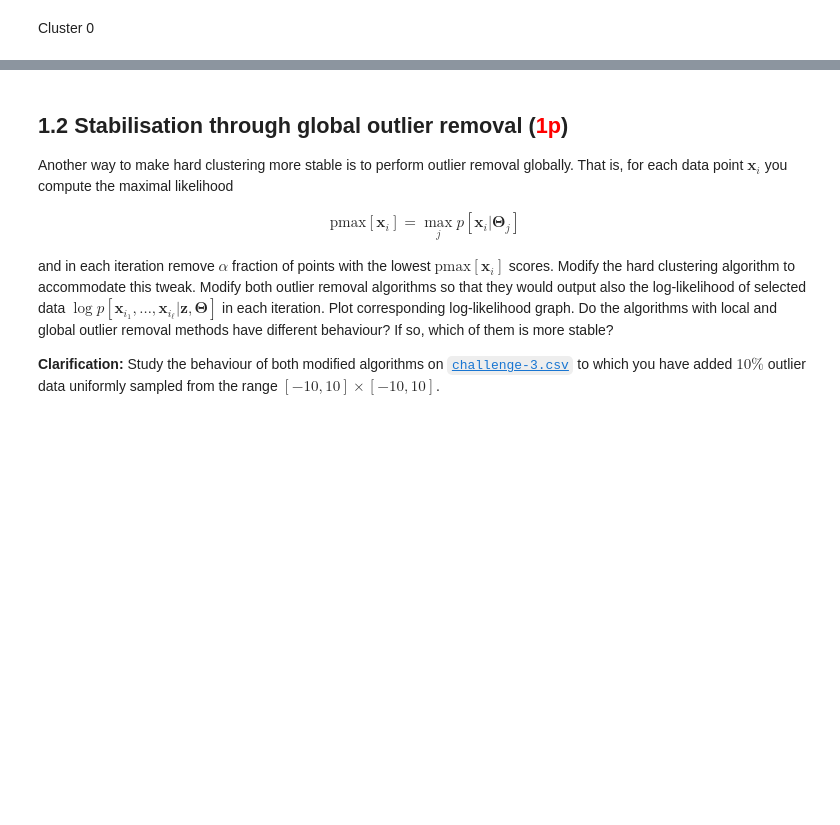
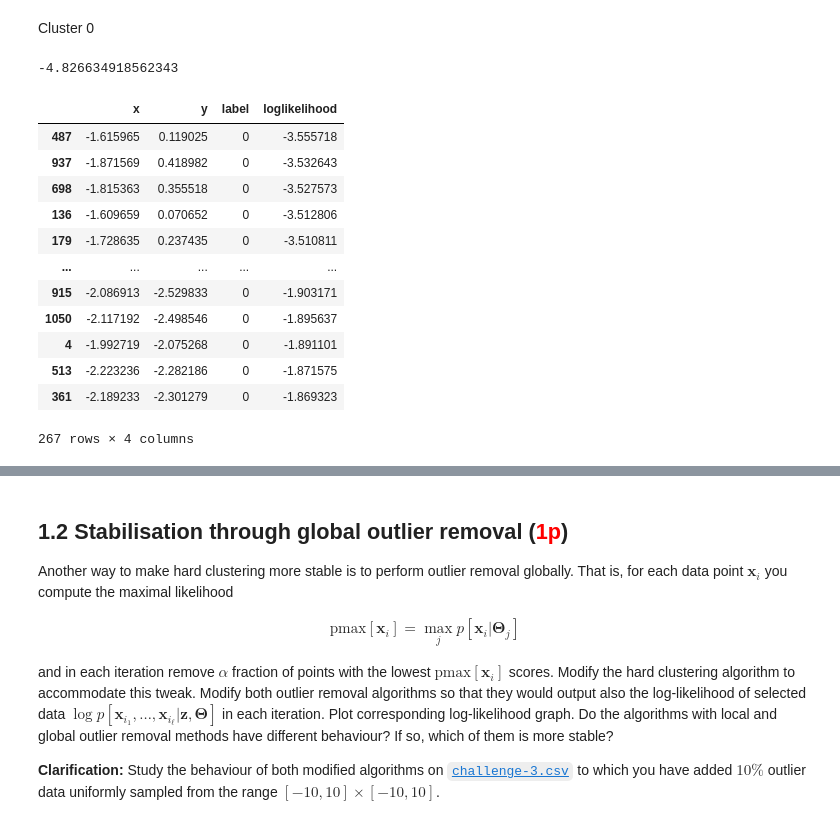
Before and after one commit to swenlaur/machine-learning-ii, a Jupyter notebook: practise-sessions/07/01_variations_of_two_step_maximisation_algorithm_changed.ipynb, the cells around one changed output, grey strips where cells are left out. Cells and saved outputs as stored; diff of their text form; code cells hidden in the pictures; blank space fills up the shorter version.

```diff
--- a/practise-sessions/07/01_variations_of_two_step_maximisation_algorithm_changed.ipynb
+++ b/practise-sessions/07/01_variations_of_two_step_maximisation_algorithm_changed.ipynb
@@ -337,11 +343,30 @@ Cluster 0
+# %%
+np.quantile(tmp['loglikelihood'], q=0.05)
+# %% [output]
+-4.826634918562343
 # %%
 X = (df.loc[Z.loc[1]==0]
      .assign(loglikelihood = lambda df:
        multivariate_normal.logpdf(df[['x','y']],
                                   mean = MU.loc[(1, 0)],
                                   cov = SIGMA.loc[(1,0)]))
      .sort_values('loglikelihood', ascending = True)
-     .iloc[int(len(X)/20):])
+     .iloc[int(len(df)/20):])
+X
+# %% [output]
+|  | x | y | label | loglikelihood |
+| 487 | -1.615965 | 0.119025 | 0 | -3.555718 |
+| 937 | -1.871569 | 0.418982 | 0 | -3.532643 |
+| 698 | -1.815363 | 0.355518 | 0 | -3.527573 |
+| 136 | -1.609659 | 0.070652 | 0 | -3.512806 |
+| 179 | -1.728635 | 0.237435 | 0 | -3.510811 |
+| ... | ... | ... | ... | ... |
+| 915 | -2.086913 | -2.529833 | 0 | -1.903171 |
+| 1050 | -2.117192 | -2.498546 | 0 | -1.895637 |
+| 4 | -1.992719 | -2.075268 | 0 | -1.891101 |
+| 513 | -2.223236 | -2.282186 | 0 | -1.871575 |
+| 361 | -2.189233 | -2.301279 | 0 | -1.869323 |
+267 rows × 4 columns
 # %%
 Mu1new = X[['x', 'y']].mean()
 # %%
```
Also changed, not shown: parts of 17 cells of this notebook, 4 other files.
